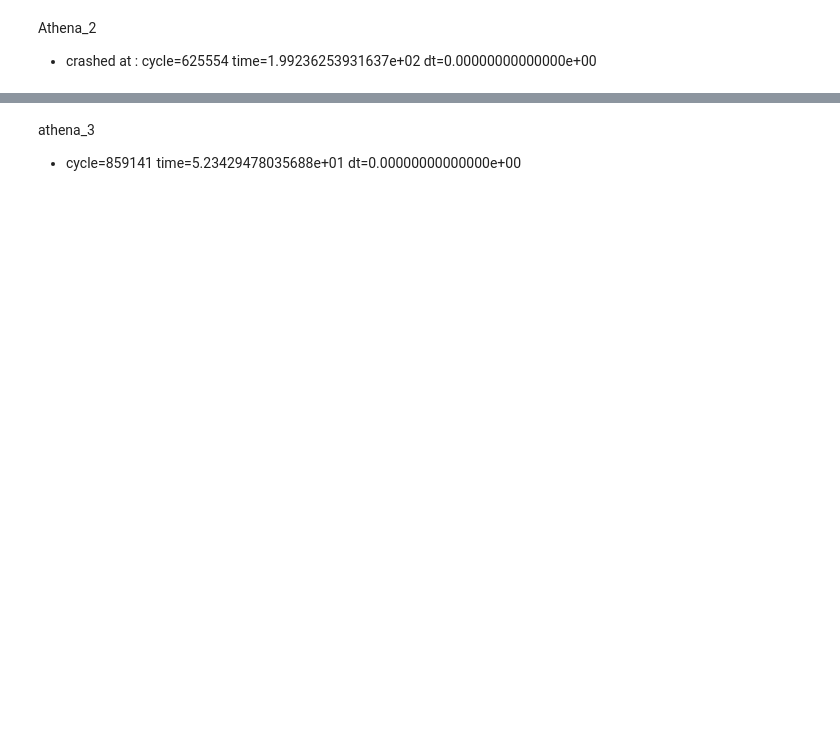
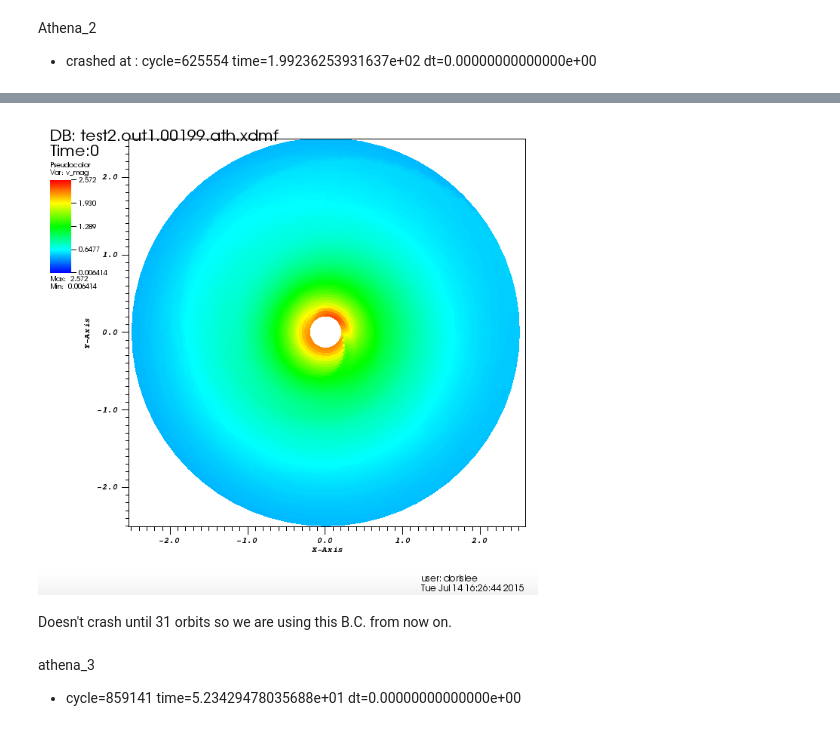
Before and after one commit to dorisjlee/usrp, a Jupyter notebook: notes/Week4/07_14_2015.ipynb, the cells around one changed output, grey strips where cells are left out. Saved outputs shown, nothing was run; the diff lists cells and outputs as text; code cells hidden in the pictures; blank space fills up the shorter version.

```diff
--- a/notes/Week4/07_14_2015.ipynb
+++ b/notes/Week4/07_14_2015.ipynb
@@ -55,3 +65,9 @@ Athena_2
+# %%
+Image("img/athena2_vmag.png",width=500)
+# %% [output]
+[figure, added]
+# %% [markdown]
+Doesn't crash until 31 orbits so we are using this B.C. from now on.
 # %% [markdown]
 athena_3
 - cycle=859141 time=5.23429478035688e+01 dt=0.00000000000000e+00
```
Also changed, not shown: parts of 8 cells of this notebook, 4 other files.
